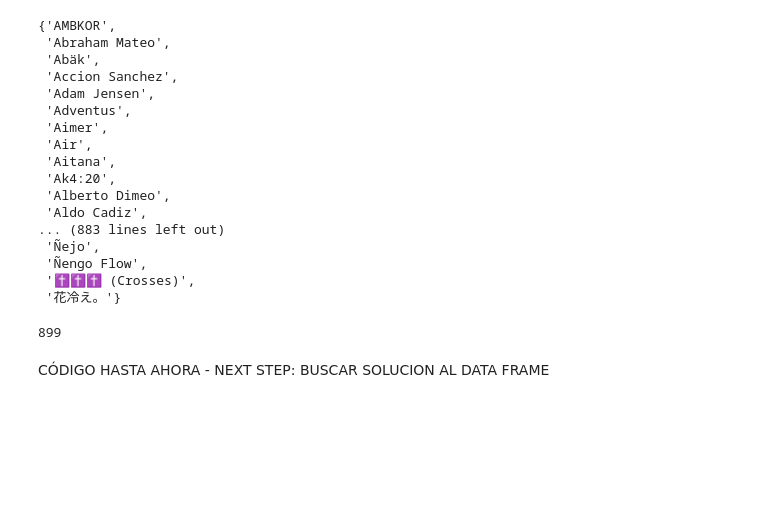
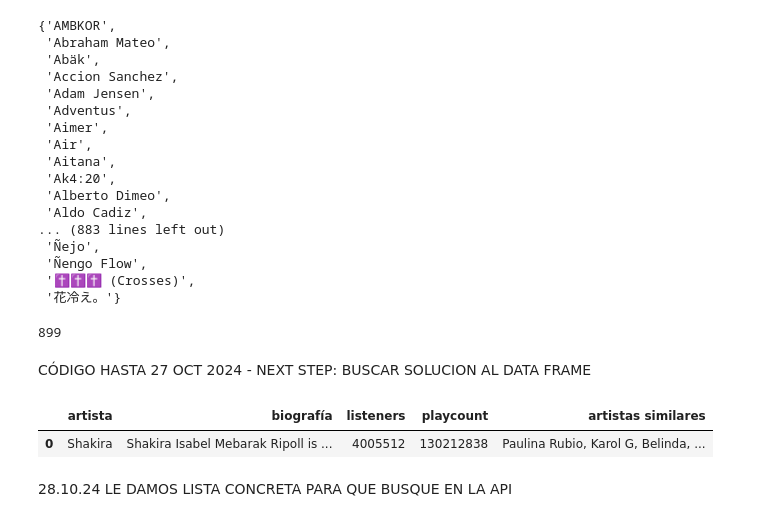
Before and after one commit to mpenacasares/equipo-2-musicStream-data-promoK, a Jupyter notebook: notebooks/pruebas_fiona_extracción_lastfm.ipynb, the cells around one changed output. Drawn from its saved outputs; the diff is of its cells as text; code cells hidden in the pictures; blank space fills up the shorter version.

```diff
--- a/notebooks/pruebas_fiona_extracción_lastfm.ipynb
+++ b/notebooks/pruebas_fiona_extracción_lastfm.ipynb
@@ -161,4 +160,4 @@ len(list_artistas)
 # %% [output]
 899
 # %% [markdown]
-CÓDIGO HASTA AHORA - NEXT STEP: BUSCAR SOLUCION AL DATA FRAME
+CÓDIGO HASTA 27 OCT 2024 - NEXT STEP: BUSCAR SOLUCION AL DATA FRAME
@@ -164,0 +178,41 @@ CÓDIGO HASTA AHORA - NEXT STEP: BUSCAR SOLUCION AL DATA FRAME
+# %%
+dict_shakira = {"artista": [], "biografía": [], "listeners": [], "playcount": [], "artistas similares": []}
+
+try:
+    dict_shakira['artista'].append(json_shakira['artist']['name'])
+except(ValueError, KeyError):
+    dict_shakira['artista'].append("NULL")
+
+try:
+    dict_shakira['biografía'].append(json_shakira['artist']['bio']['content'])
+except(ValueError, KeyError):
+    dict_shakira['biografía'].append("NULL")
+
+try:
+    dict_shakira["listeners"].append(int(json_shakira['artist']['stats']['listeners']))
+except(ValueError, KeyError):
+    dict_shakira['listeners'].append("NULL")
+
+try:
+    dict_shakira["playcount"].append(int(json_shakira['artist']['stats']['playcount']))
+except(ValueError, KeyError):
+    dict_shakira['playcount'].append("NULL")
+
+try:
+    for elemento in json_shakira['artist']['similar']['artist']:
+        dict_shakira["artistas similares"].append(elemento['name'])
+            #for s in elemento:
+
+except(ValueError, KeyError):
+    dict_shakira['artistas similares'].append("NULL")
+
+dict_shakira['artistas similares'] = [', '.join(dict_shakira['artistas similares'])]
+
+df = pd.DataFrame(dict_shakira)
+
+df
+# %% [output]
+|  | artista | biografía | listeners | playcount | artistas similares |
+| 0 | Shakira | Shakira Isabel Mebarak Ripoll is ... | 4005512 | 130212838 | Paulina Rubio, Karol G, Belinda, ... |
+# %% [markdown]
+28.10.24 LE DAMOS LISTA CONCRETA PARA QUE BUSQUE EN LA API
```
Also changed, not shown: parts of 8 cells of this notebook.
